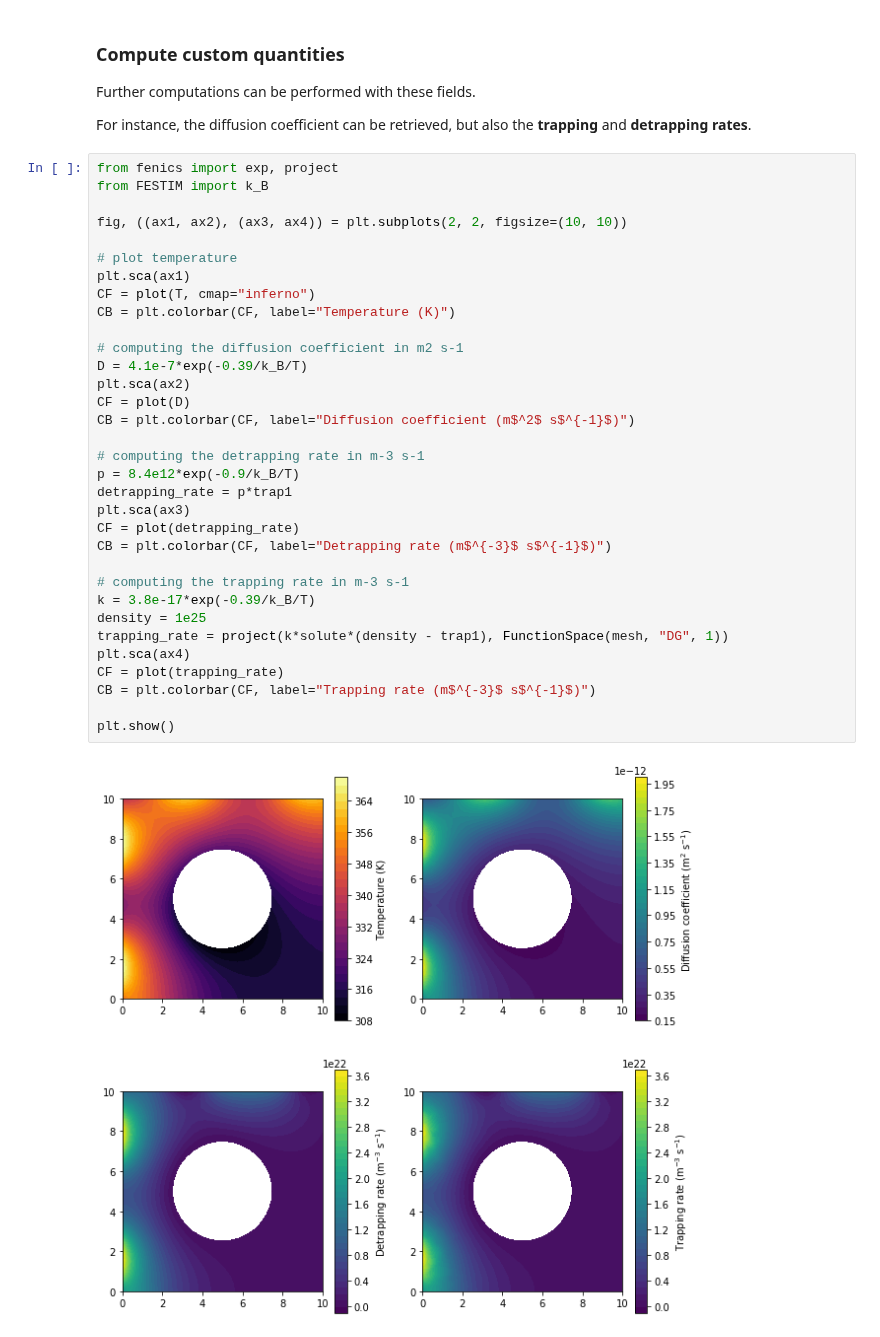
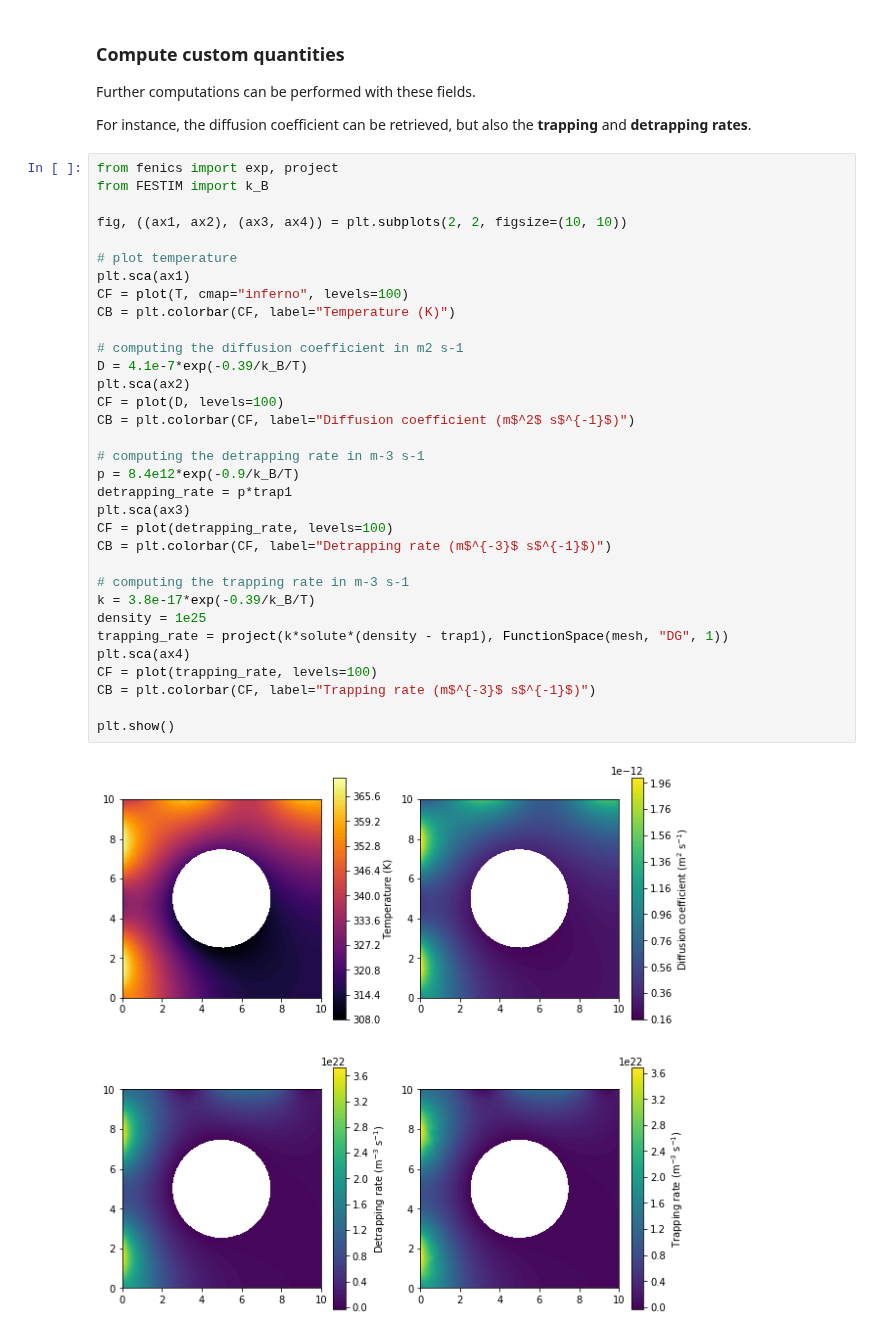
Before and after one commit to festim-dev/FESTIM, a Jupyter notebook: demos/demo_coupled_heat_transfer.ipynb, the cells around one changed output. Drawn from its saved outputs; the diff is of its cells as text.

Commit message:
added new kind of profile + levels

```diff
--- a/demos/demo_coupled_heat_transfer.ipynb
+++ b/demos/demo_coupled_heat_transfer.ipynb
@@ -321,35 +344,35 @@ For instance, the diffusion coefficient can be retrieved, but also the **trappin
 # %%
 from fenics import exp, project
 from FESTIM import k_B
 
 fig, ((ax1, ax2), (ax3, ax4)) = plt.subplots(2, 2, figsize=(10, 10))
 
 # plot temperature
 plt.sca(ax1)
-CF = plot(T, cmap="inferno")
+CF = plot(T, cmap="inferno", levels=100)
 CB = plt.colorbar(CF, label="Temperature (K)")
 
 # computing the diffusion coefficient in m2 s-1
 D = 4.1e-7*exp(-0.39/k_B/T)
 plt.sca(ax2)
-CF = plot(D)
+CF = plot(D, levels=100)
 CB = plt.colorbar(CF, label="Diffusion coefficient (m$^2$ s$^{-1}$)")
 
 # computing the detrapping rate in m-3 s-1
 p = 8.4e12*exp(-0.9/k_B/T)
 detrapping_rate = p*trap1
 plt.sca(ax3)
-CF = plot(detrapping_rate)
+CF = plot(detrapping_rate, levels=100)
 CB = plt.colorbar(CF, label="Detrapping rate (m$^{-3}$ s$^{-1}$)")
 
 # computing the trapping rate in m-3 s-1
 k = 3.8e-17*exp(-0.39/k_B/T)
 density = 1e25
 trapping_rate = project(k*solute*(density - trap1), FunctionSpace(mesh, "DG", 1))
 plt.sca(ax4)
-CF = plot(trapping_rate)
+CF = plot(trapping_rate, levels=100)
 CB = plt.colorbar(CF, label="Trapping rate (m$^{-3}$ s$^{-1}$)")
 
 plt.show()
 # %% [output]
-[figure, old version]
+[figure, new version]
```
Also changed, not shown: parts of 2 cells of this notebook.
